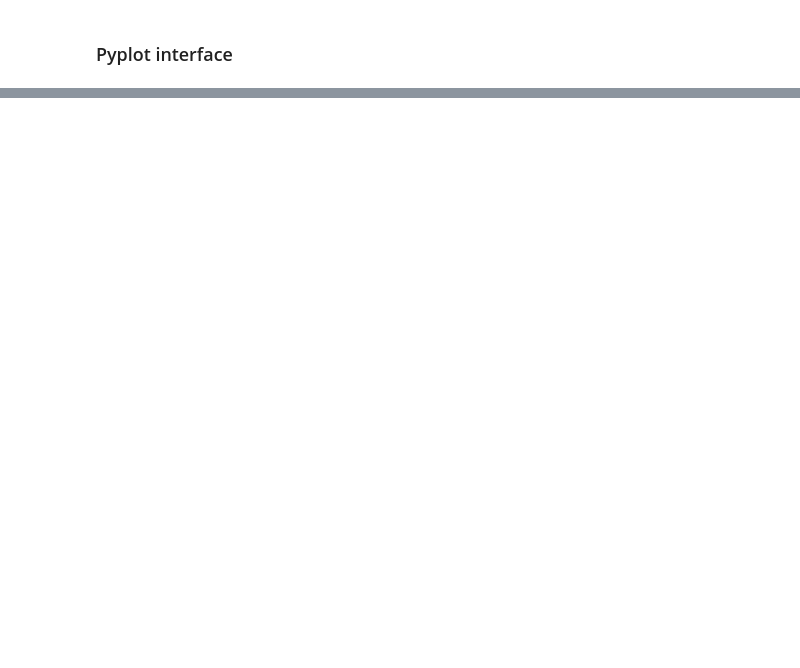
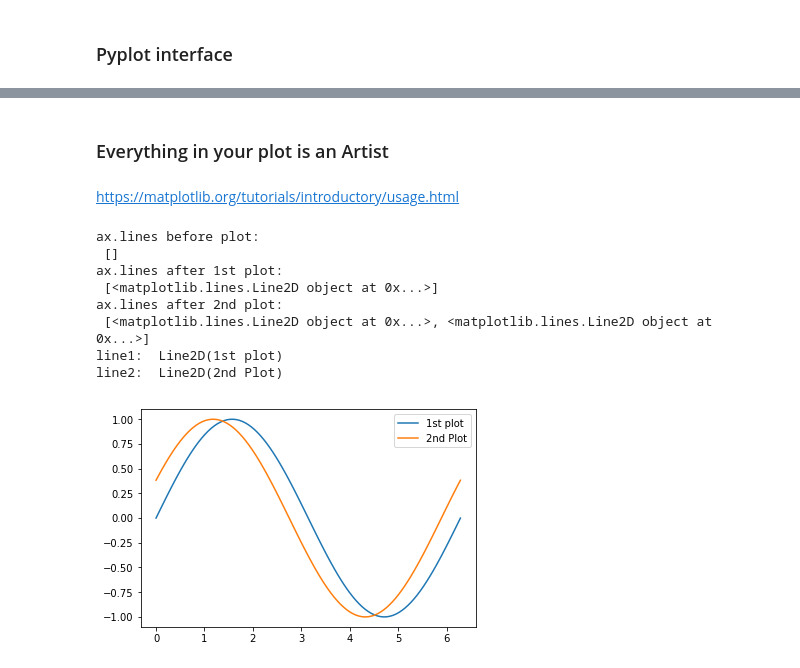
Before and after one commit to dipodaimary/Leetcode-Solutions-in-Python3, a Jupyter notebook: Matplotlib Tutorial.ipynb, the cells around one changed output, grey strips where cells are left out. Saved outputs shown, nothing was run; the diff lists cells and outputs as text; code cells hidden in the pictures; blank space fills up the shorter version.

```diff
--- a/Matplotlib Tutorial.ipynb
+++ b/Matplotlib Tutorial.ipynb
@@ -16,0 +70,31 @@ NameError: name 'np' is not defined
+# %% [markdown]
+### Everything in your plot is an Artist
+# %% [markdown]
+https://matplotlib.org/tutorials/introductory/usage.html
+# %%
+x = np.linspace(0, 2*np.pi, 100)
+fig = plt.figure()
+ax = fig.add_subplot(1,1,1)
+print("ax.lines before plot:\n", ax.lines) #empty list
+
+#add Line2D in ax.lines
+line1, = ax.plot(x, np.sin(x), label = "1st plot")
+print("ax.lines after 1st plot:\n", ax.lines)
+
+#add another Line2D
+line2, = ax.plot(x, np.sin(x+np.pi/8), label = "2nd Plot")
+print("ax.lines after 2nd plot:\n", ax.lines)
+
+ax.legend()
+print("line1: ", line1)
+print("line2: ", line2)
+# %% [output]
+ax.lines before plot:
+ []
+ax.lines after 1st plot:
+ [<matplotlib.lines.Line2D object at 0x...>]
+ax.lines after 2nd plot:
+ [<matplotlib.lines.Line2D object at 0x...>, <matplotlib.lines.Line2D object at 0x...>]
+line1:  Line2D(1st plot)
+line2:  Line2D(2nd Plot)
+[figure, added]
```
Also changed, not shown: parts of 14 cells of this notebook.
